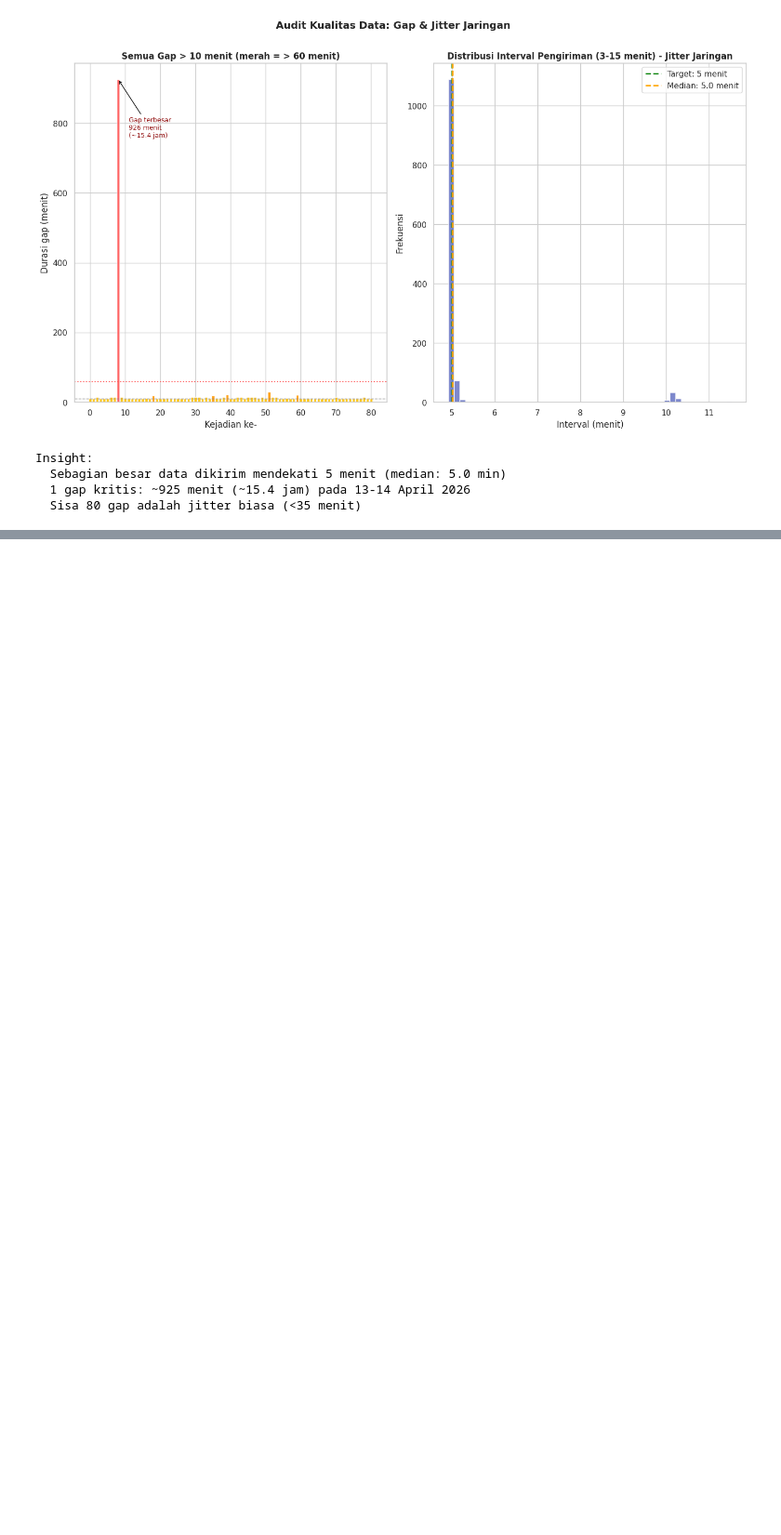
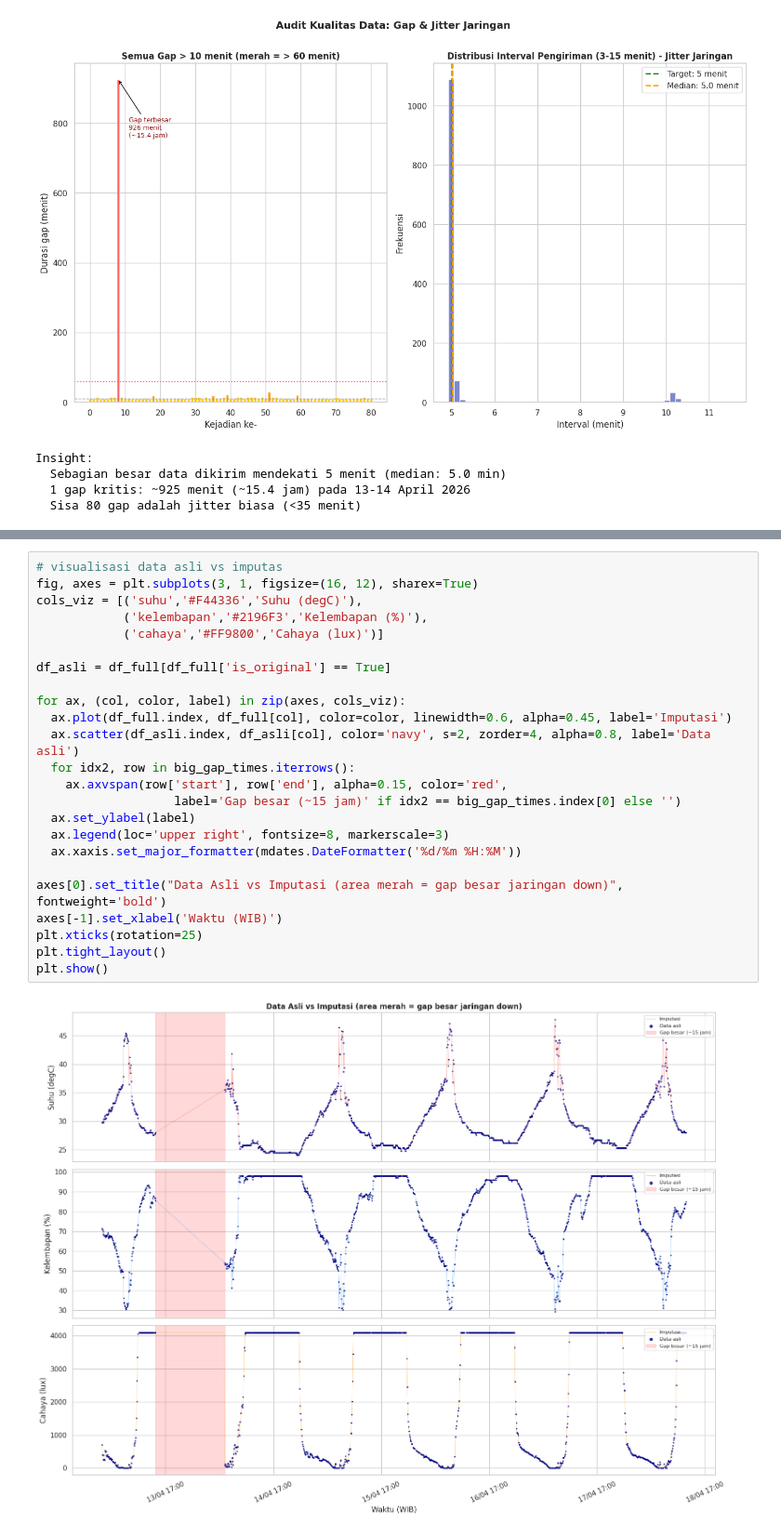
Before and after one commit to delafajarmulia/suhu-detector-ai, a Jupyter notebook: weather_analysis_2.ipynb, the cells around one changed output, grey strips where cells are left out. Shown at 93% size. Cells and saved outputs as stored; diff of their text form; blank space fills up the shorter version.

```diff
--- a/weather_analysis_2.ipynb
+++ b/weather_analysis_2.ipynb
@@ -227,0 +278,26 @@ Insight:
+# %%
+# visualisasi data asli vs imputas
+fig, axes = plt.subplots(3, 1, figsize=(16, 12), sharex=True)
+cols_viz = [('suhu','#F44336','Suhu (degC)'),
+            ('kelembapan','#2196F3','Kelembapan (%)'),
+            ('cahaya','#FF9800','Cahaya (lux)')]
+
+df_asli = df_full[df_full['is_original'] == True]
+
+for ax, (col, color, label) in zip(axes, cols_viz):
+  ax.plot(df_full.index, df_full[col], color=color, linewidth=0.6, alpha=0.45, label='Imputasi')
+  ax.scatter(df_asli.index, df_asli[col], color='navy', s=2, zorder=4, alpha=0.8, label='Data asli')
+  for idx2, row in big_gap_times.iterrows():
+    ax.axvspan(row['start'], row['end'], alpha=0.15, color='red',
+                   label='Gap besar (~15 jam)' if idx2 == big_gap_times.index[0] else '')
+  ax.set_ylabel(label)
+  ax.legend(loc='upper right', fontsize=8, markerscale=3)
+  ax.xaxis.set_major_formatter(mdates.DateFormatter('%d/%m %H:%M'))
+
+axes[0].set_title("Data Asli vs Imputasi (area merah = gap besar jaringan down)", fontweight='bold')
+axes[-1].set_xlabel('Waktu (WIB)')
+plt.xticks(rotation=25)
+plt.tight_layout()
+plt.show()
+# %% [output]
+[figure, added]
```
Also changed, not shown: parts of 2 cells of this notebook.
